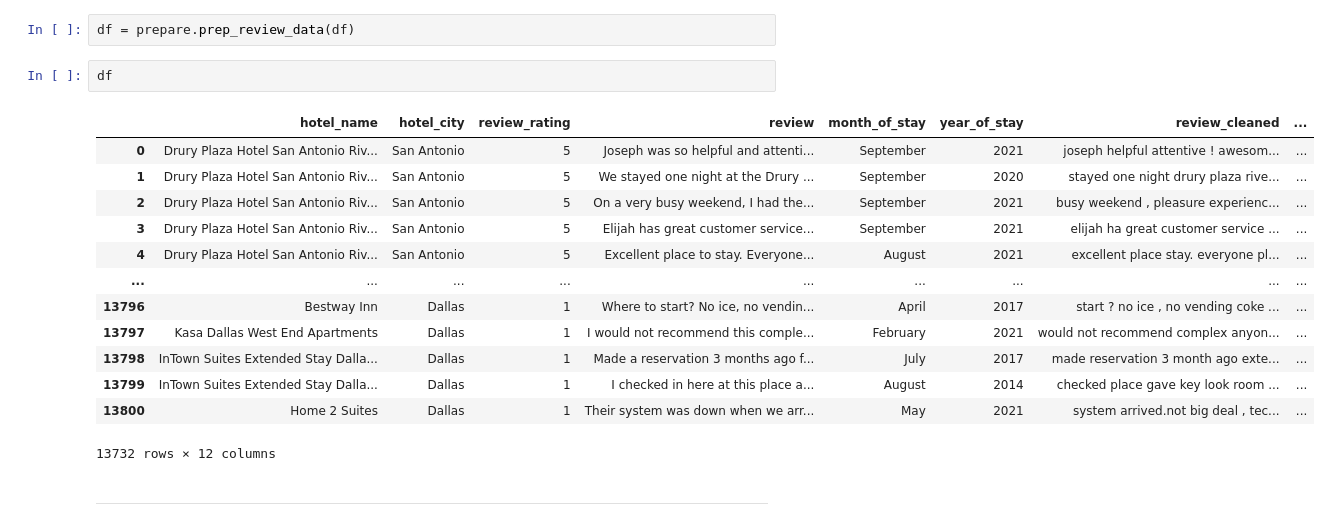
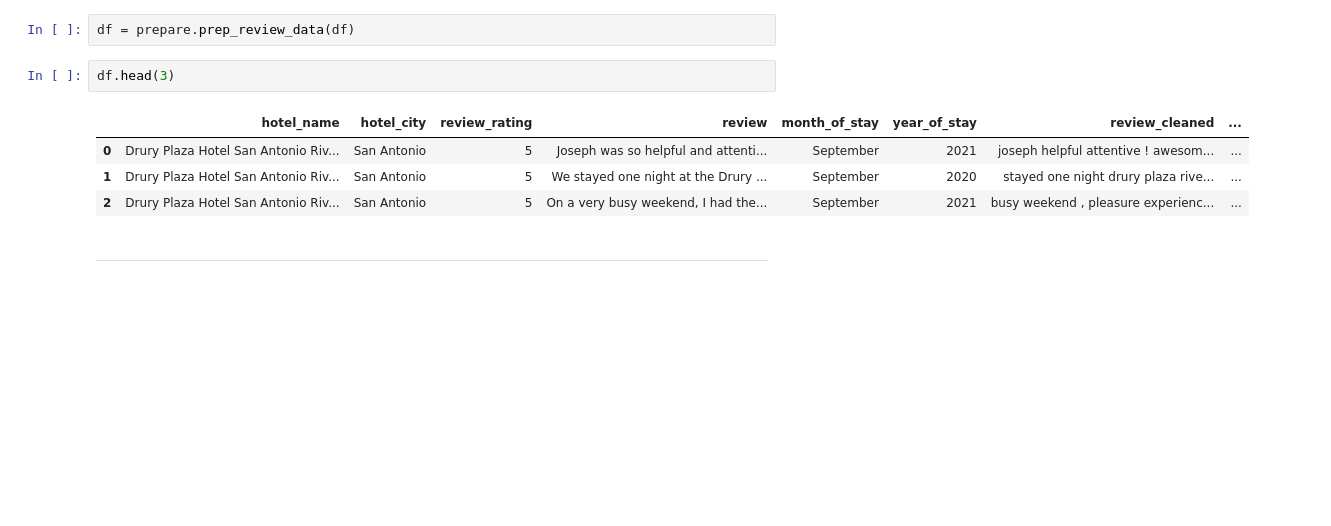
Before and after one commit to carterrxavier/Project_Rate_my_review, a Jupyter notebook: initial_notebook.ipynb, the cells around one changed output. Drawn from its saved outputs; the diff is of its cells as text; blank space fills up the shorter version.

```diff
--- a/initial_notebook.ipynb
+++ b/initial_notebook.ipynb
@@ -118,21 +122,12 @@ Name: review, Length: 13732, dtype: int64
 # %%
 df = prepare.prep_review_data(df)
 # %%
-df
+df.head(3)
 # %% [output]
 |  | hotel_name | hotel_city | review_rating | review | month_of_stay | year_of_stay | review_cleaned | ... |
 | 0 | Drury Plaza Hotel San Antonio Riv... | San Antonio | 5 | Joseph was so helpful and attenti... | September | 2021 | joseph helpful attentive ! awesom... | ... |
 | 1 | Drury Plaza Hotel San Antonio Riv... | San Antonio | 5 | We stayed one night at the Drury ... | September | 2020 | stayed one night drury plaza rive... | ... |
 | 2 | Drury Plaza Hotel San Antonio Riv... | San Antonio | 5 | On a very busy weekend, I had the... | September | 2021 | busy weekend , pleasure experienc... | ... |
-| 3 | Drury Plaza Hotel San Antonio Riv... | San Antonio | 5 | Elijah has great customer service... | September | 2021 | elijah ha great customer service ... | ... |
-| 4 | Drury Plaza Hotel San Antonio Riv... | San Antonio | 5 | Excellent place to stay. Everyone... | August | 2021 | excellent place stay. everyone pl... | ... |
-| ... | ... | ... | ... | ... | ... | ... | ... | ... |
-| 13796 | Bestway Inn | Dallas | 1 | Where to start? No ice, no vendin... | April | 2017 | start ? no ice , no vending coke ... | ... |
-| 13797 | Kasa Dallas West End Apartments | Dallas | 1 | I would not recommend this comple... | February | 2021 | would not recommend complex anyon... | ... |
-| 13798 | InTown Suites Extended Stay Dalla... | Dallas | 1 | Made a reservation 3 months ago f... | July | 2017 | made reservation 3 month ago exte... | ... |
-| 13799 | InTown Suites Extended Stay Dalla... | Dallas | 1 | I checked in here at this place a... | August | 2014 | checked place gave key look room ... | ... |
-| 13800 | Home 2 Suites | Dallas | 1 | Their system was down when we arr... | May | 2021 | system arrived.not big deal , tec... | ... |
-13732 rows × 12 columns
 # %% [markdown]
 ----
 # %% [markdown]
```
Also changed, not shown: parts of 16 cells of this notebook.
